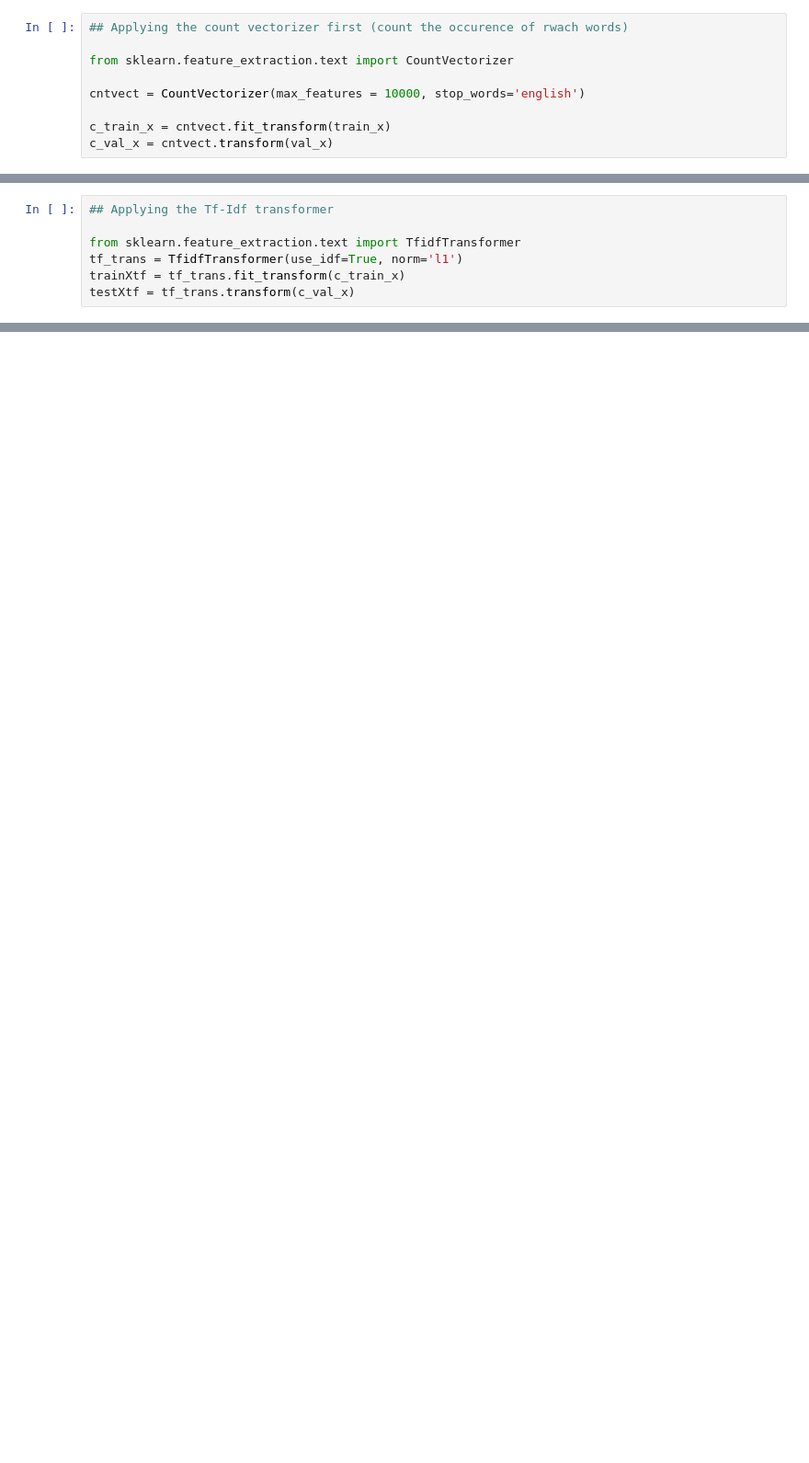
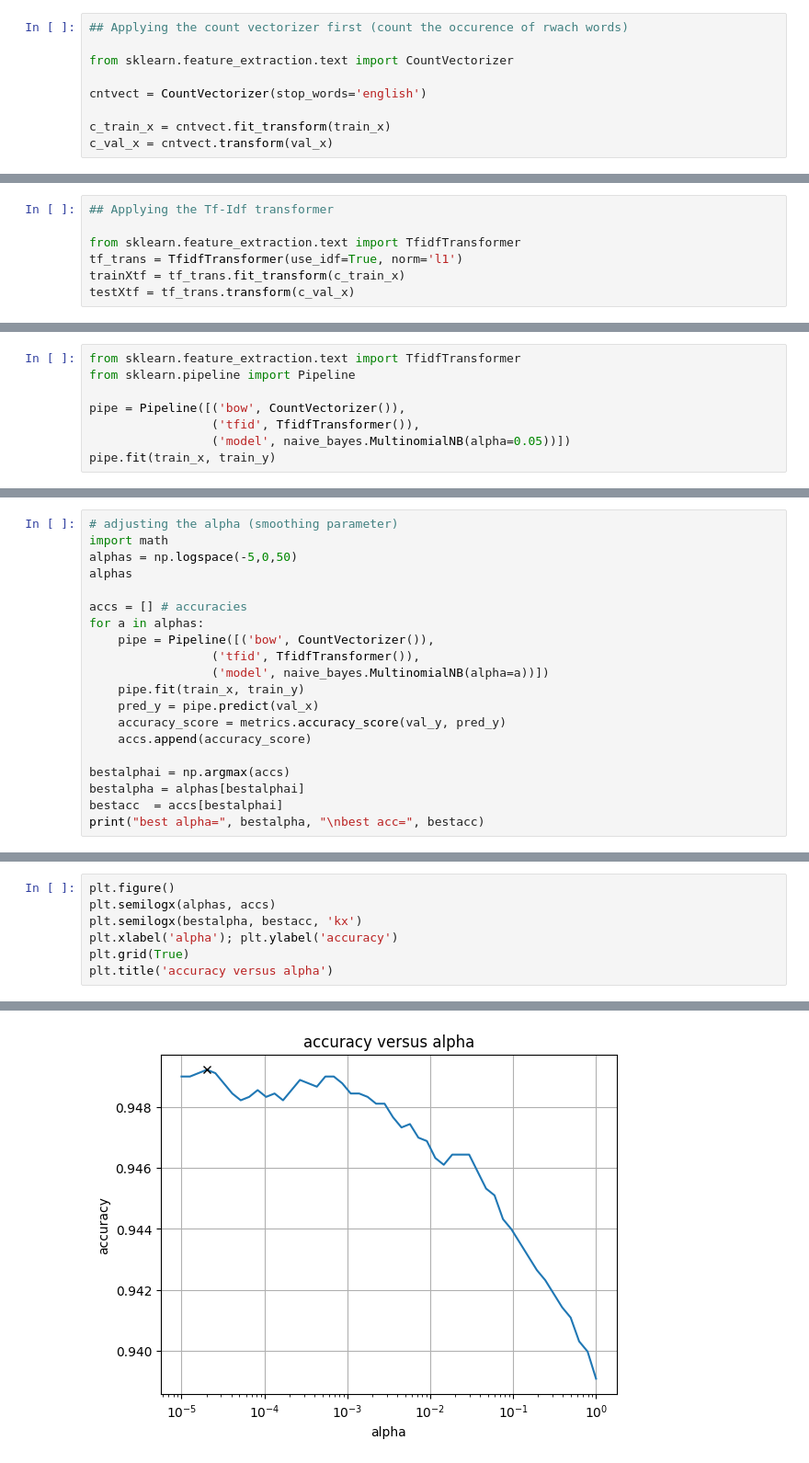
Before and after one commit to Jeyxiang/fakenews_detection, a Jupyter notebook: fakenews_detect.ipynb, the cells around one changed output, grey strips where cells are left out. Shown at 92% size. Saved outputs shown, nothing was run; the diff lists cells and outputs as text; blank space fills up the shorter version.

```diff
--- a/fakenews_detect.ipynb
+++ b/fakenews_detect.ipynb
@@ -353,7 +353,7 @@ f1 Score : 0.9927809503286283
 
 from sklearn.feature_extraction.text import CountVectorizer
 
-cntvect = CountVectorizer(max_features = 10000, stop_words='english')
+cntvect = CountVectorizer(stop_words='english')
 
 c_train_x = cntvect.fit_transform(train_x)
 c_val_x = cntvect.transform(val_x)
@@ -378,0 +388,8 @@ acc
+# %%
+from sklearn.feature_extraction.text import TfidfTransformer
+from sklearn.pipeline import Pipeline
+
+pipe = Pipeline([('bow', CountVectorizer()),
+                 ('tfid', TfidfTransformer()),
+                 ('model', naive_bayes.MultinomialNB(alpha=0.05))])
+pipe.fit(train_x, train_y)
@@ -378,0 +407,20 @@ acc
+# %%
+# adjusting the alpha (smoothing parameter)
+import math
+alphas = np.logspace(-5,0,50)
+alphas
+
+accs = [] # accuracies
+for a in alphas:
+    pipe = Pipeline([('bow', CountVectorizer()),
+                 ('tfid', TfidfTransformer()),
+                 ('model', naive_bayes.MultinomialNB(alpha=a))])
+    pipe.fit(train_x, train_y)
+    pred_y = pipe.predict(val_x)
+    accuracy_score = metrics.accuracy_score(val_y, pred_y)
+    accs.append(accuracy_score)
+
+bestalphai = np.argmax(accs)
+bestalpha = alphas[bestalphai]
+bestacc  = accs[bestalphai]
+print("best alpha=", bestalpha, "\nbest acc=", bestacc)
@@ -378,0 +430,8 @@ acc
+# %%
+plt.figure()
+plt.semilogx(alphas, accs)
+plt.semilogx(bestalpha, bestacc, 'kx')
+plt.xlabel('alpha'); plt.ylabel('accuracy')
+plt.grid(True)
+plt.title('accuracy versus alpha')
+# %% [output]
@@ -378,0 +439 @@ acc
+[figure, added]
```
Also changed, not shown: parts of 17 cells of this notebook.
